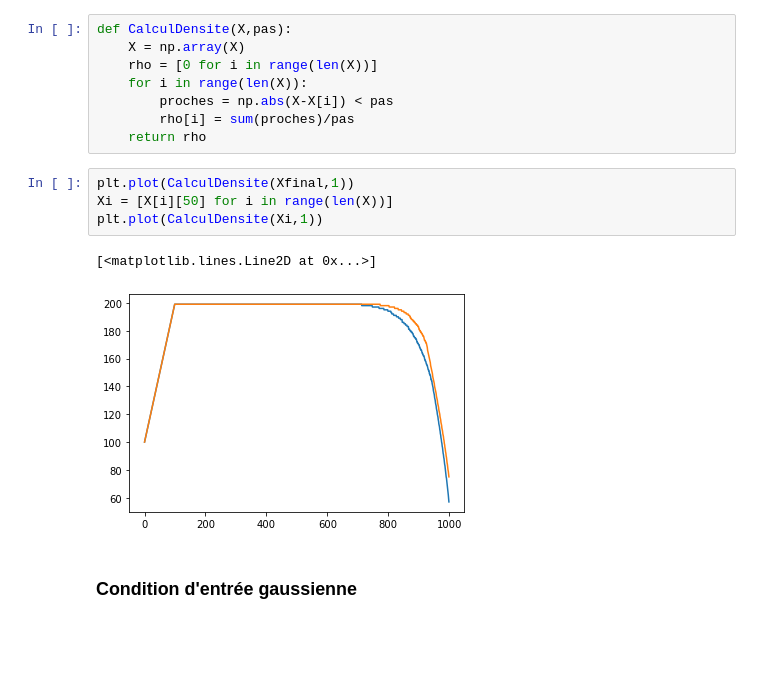
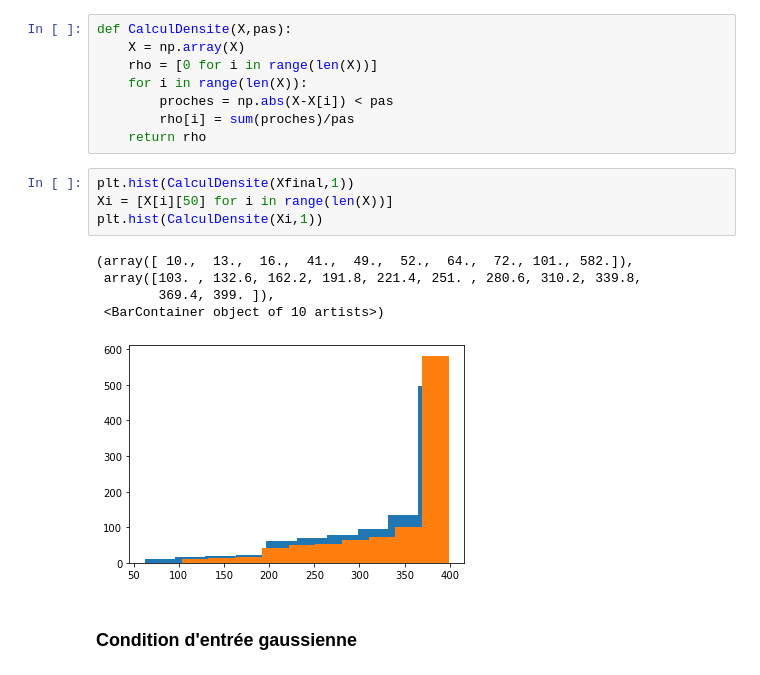
Before and after one commit to s-fl0res/PAr-168, a Jupyter notebook: simu_discrete.ipynb, the cells around one changed output. Drawn from its saved outputs; the diff is of its cells as text; blank space fills up the shorter version.

```diff
--- a/simu_discrete.ipynb
+++ b/simu_discrete.ipynb
@@ -368,12 +368,15 @@ def CalculDensite(X,pas):
         rho[i] = sum(proches)/pas
     return rho
 # %%
-plt.plot(CalculDensite(Xfinal,1))
+plt.hist(CalculDensite(Xfinal,1))
 Xi = [X[i][50] for i in range(len(X))]
-plt.plot(CalculDensite(Xi,1))
+plt.hist(CalculDensite(Xi,1))
 # %% [output]
-[<matplotlib.lines.Line2D at 0x...>]
+(array([ 10.,  13.,  16.,  41.,  49.,  52.,  64.,  72., 101., 582.]),
+ array([103. , 132.6, 162.2, 191.8, 221.4, 251. , 280.6, 310.2, 339.8,
+        369.4, 399. ]),
+ <BarContainer object of 10 artists>)
-[figure, old version]
+[figure, new version]
 # %% [markdown]
 ### Condition d'entrée gaussienne
 # %%
```
Also changed, not shown: parts of 3 cells of this notebook, 1 other file.
